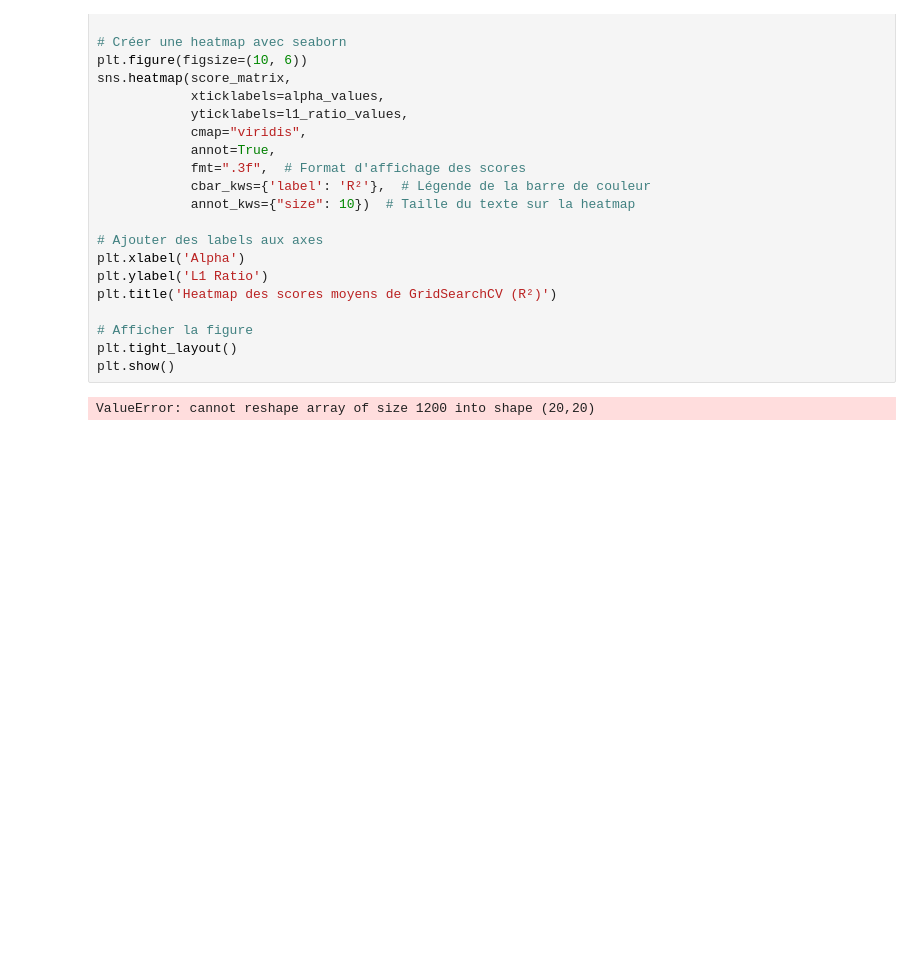
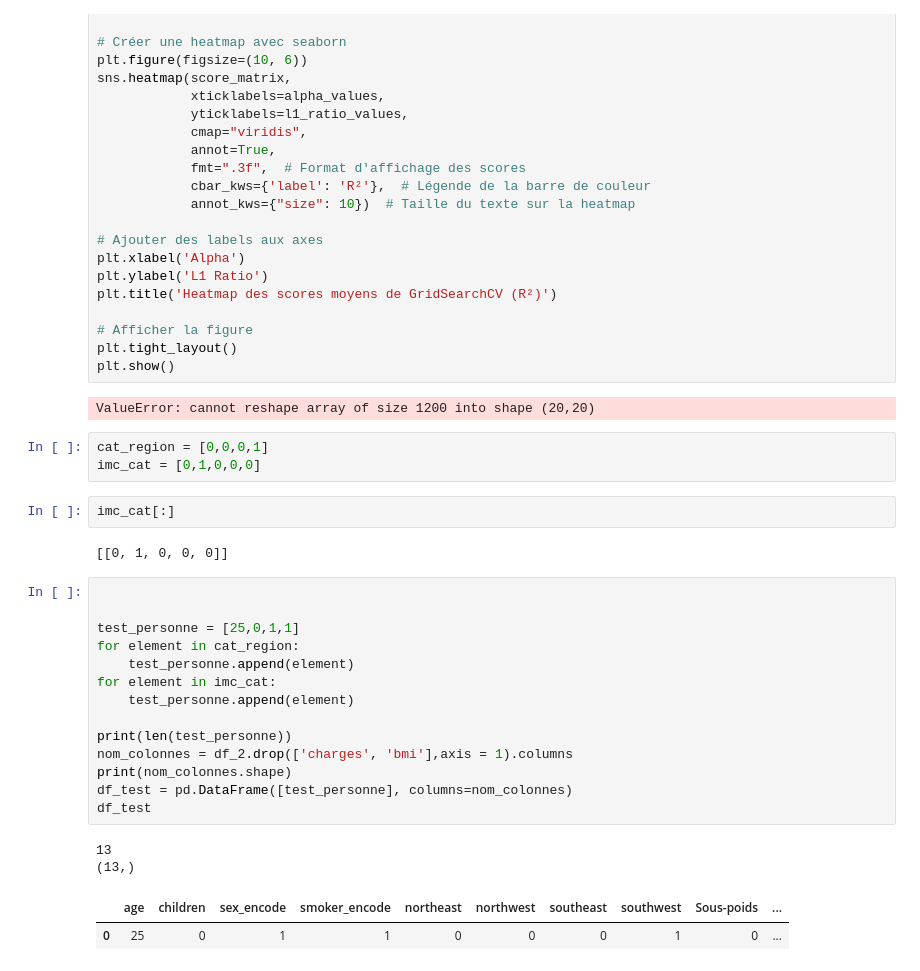
Before and after one commit to istaion/Assur_aimant, a Jupyter notebook: Hacene/modelisation.ipynb, the cells around one changed output. Drawn from its saved outputs; the diff is of its cells as text; blank space fills up the shorter version.

```diff
--- a/Hacene/modelisation.ipynb
+++ b/Hacene/modelisation.ipynb
@@ -563,3 +563,29 @@ plt.tight_layout()
 plt.show()
 # %% [output]
 ValueError: cannot reshape array of size 1200 into shape (20,20)
+# %%
+cat_region = [0,0,0,1]
+imc_cat = [0,1,0,0,0]
+# %%
+imc_cat[:]
+# %% [output]
+[[0, 1, 0, 0, 0]]
+# %%
+
+
+test_personne = [25,0,1,1]
+for element in cat_region:
+    test_personne.append(element)
+for element in imc_cat:
+    test_personne.append(element)
+
+print(len(test_personne))
+nom_colonnes = df_2.drop(['charges', 'bmi'],axis = 1).columns
+print(nom_colonnes.shape)
+df_test = pd.DataFrame([test_personne], columns=nom_colonnes)
+df_test
+# %% [output]
+13
+(13,)
+|  | age | children | sex_encode | smoker_encode | northeast | northwest | southeast | southwest | Sous-poids | ... |
+| 0 | 25 | 0 | 1 | 1 | 0 | 0 | 0 | 1 | 0 | ... |
```
Also changed, not shown: parts of 1 cell of this notebook, 6 other files.
